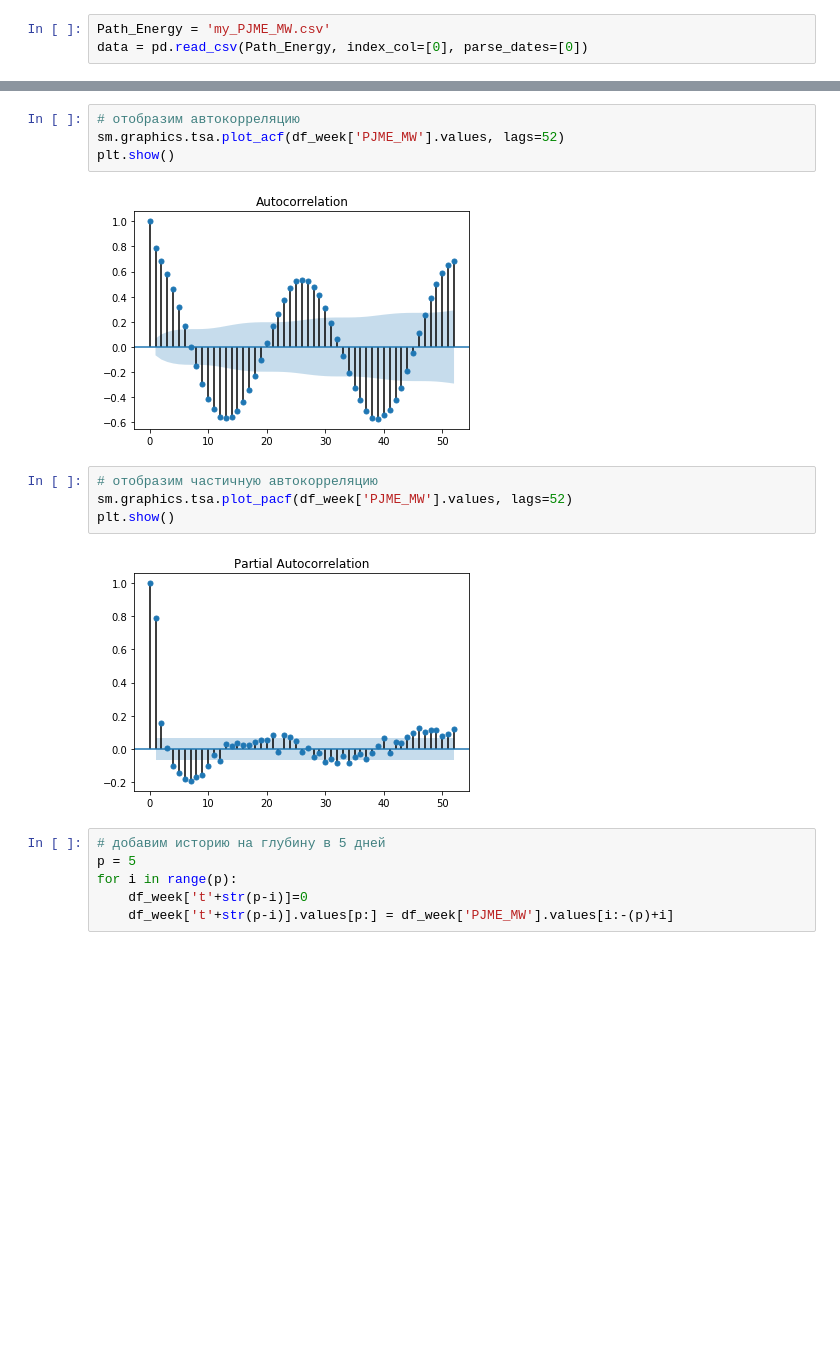
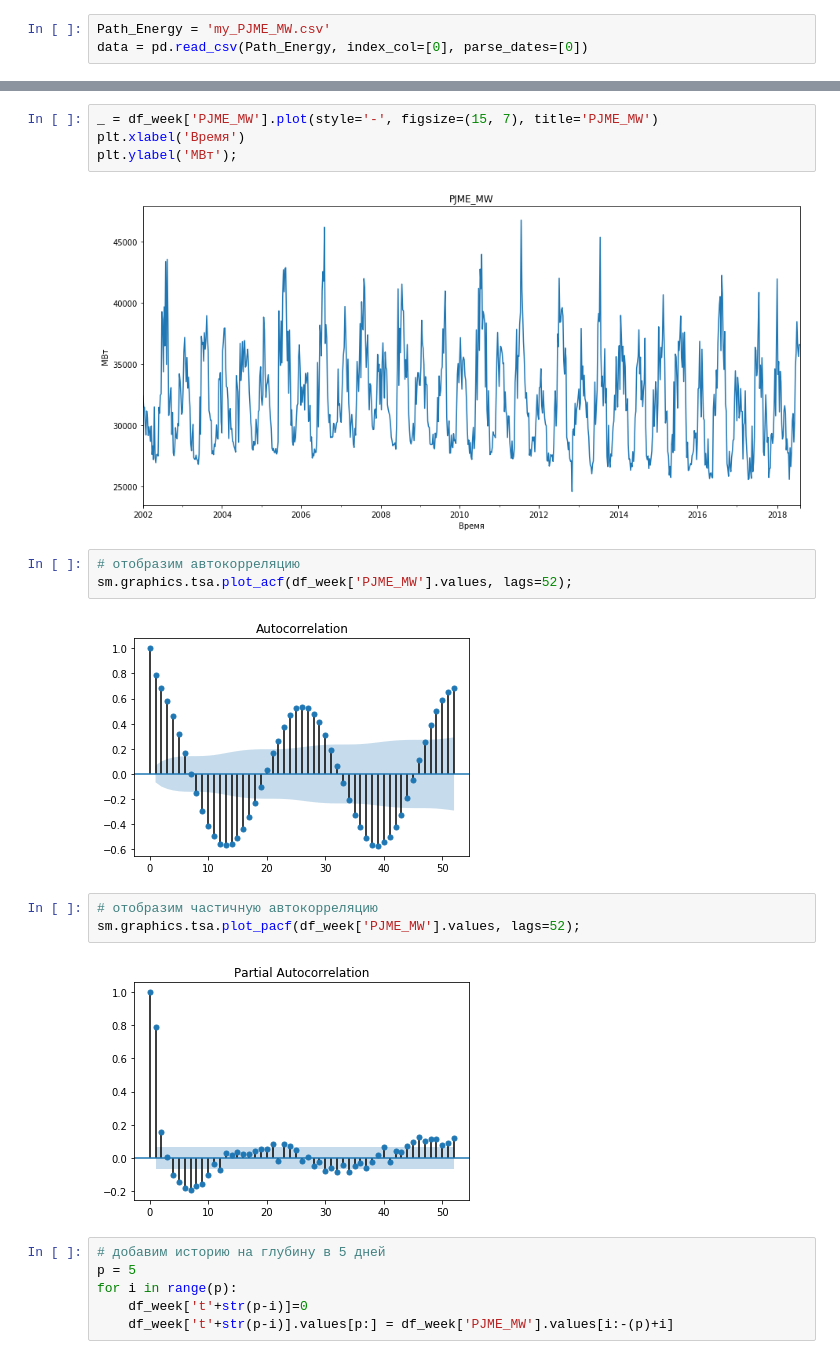
Before and after one commit to studentotlichnik/ML_in_business, a Jupyter notebook: Homework_4.ipynb, the cells around one changed output, grey strips where cells are left out. Drawn from its saved outputs; the diff is of its cells as text; blank space fills up the shorter version.

```diff
--- a/Homework_4.ipynb
+++ b/Homework_4.ipynb
@@ -36,13 +70,17 @@ df_week.head()
+# %%
+_ = df_week['PJME_MW'].plot(style='-', figsize=(15, 7), title='PJME_MW')
+plt.xlabel('Время')
+plt.ylabel('МВт');
+# %% [output]
+[figure, added]
 # %%
 # отобразим автокорреляцию
-sm.graphics.tsa.plot_acf(df_week['PJME_MW'].values, lags=52)
-plt.show()
+sm.graphics.tsa.plot_acf(df_week['PJME_MW'].values, lags=52);
 # %% [output]
 [figure]
 # %%
 # отобразим частичную автокорреляцию
-sm.graphics.tsa.plot_pacf(df_week['PJME_MW'].values, lags=52)
-plt.show()
+sm.graphics.tsa.plot_pacf(df_week['PJME_MW'].values, lags=52);
 # %% [output]
 [figure]
 # %%
```
Also changed, not shown: parts of 40 cells of this notebook.
